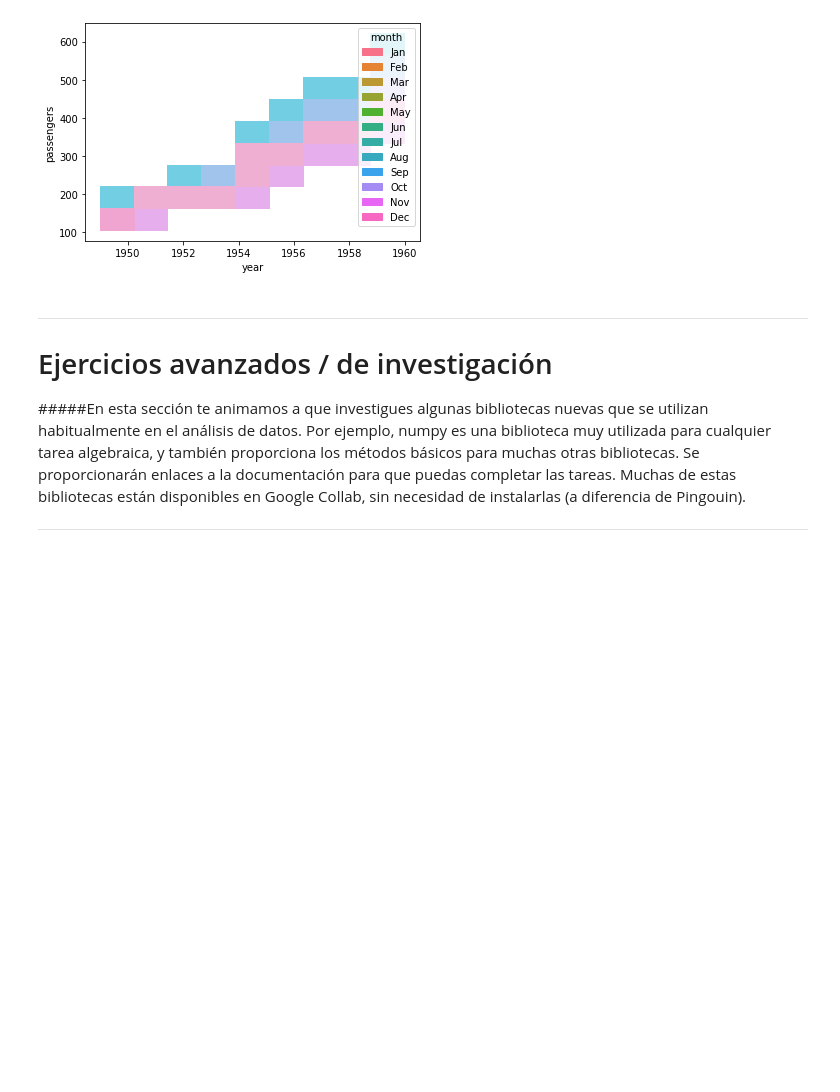
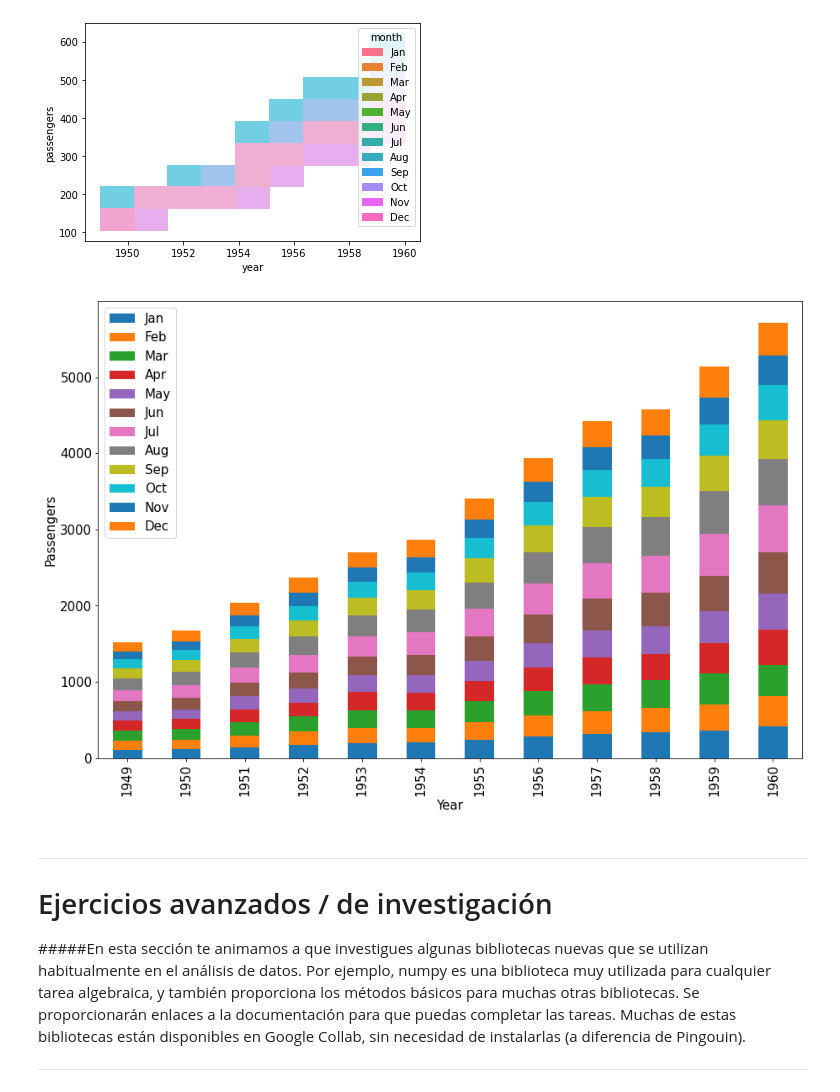
Before and after one commit to Adrieto/DataScience, a Jupyter notebook: Ejercicios_Para_Notebook_1_Enero_2023.ipynb, the cells around one changed output. Saved outputs shown, nothing was run; the diff lists cells and outputs as text; code cells hidden in the pictures; blank space fills up the shorter version.

```diff
--- a/Ejercicios_Para_Notebook_1_Enero_2023.ipynb
+++ b/Ejercicios_Para_Notebook_1_Enero_2023.ipynb
@@ -99,6 +98,19 @@ histogram = sns.histplot(data=fly_new, x="year", y="passengers", bins=12);
 histogram2 = sns.histplot(data=df_fly, x="year", y= "passengers", hue="month")
 # %% [output]
 [figure]
+# %%
+# Otra forma, utilizando bar plots
+df = sns.load_dataset("flights")
+df_new = df.groupby(["year", "month"])["passengers"].sum()
+df_new.unstack().plot(kind = "bar", stacked = True, figsize = (15,10))
+plt.xlabel("Year", fontsize = 15)
+plt.ylabel("Passengers", fontsize = 15)
+plt.xticks(fontsize = 15)
+plt.yticks(fontsize = 15)
+plt.legend(fontsize = 15)
+plt.show()
+# %% [output]
+[figure, added]
 # %% [markdown]
 ---
 # Ejercicios avanzados / de investigación
```
Also changed, not shown: parts of 1 cell of this notebook.
